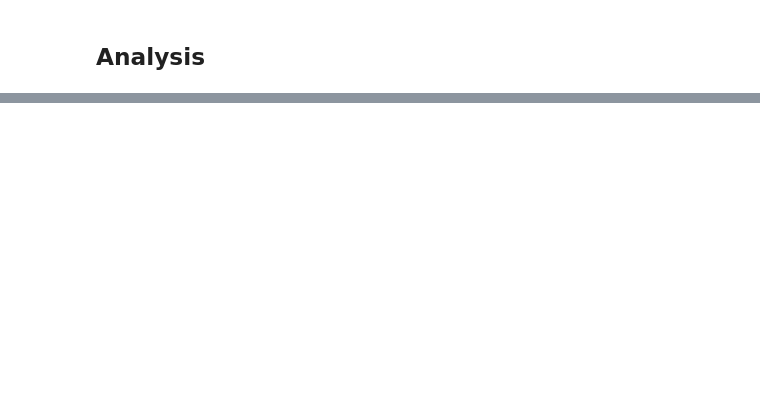
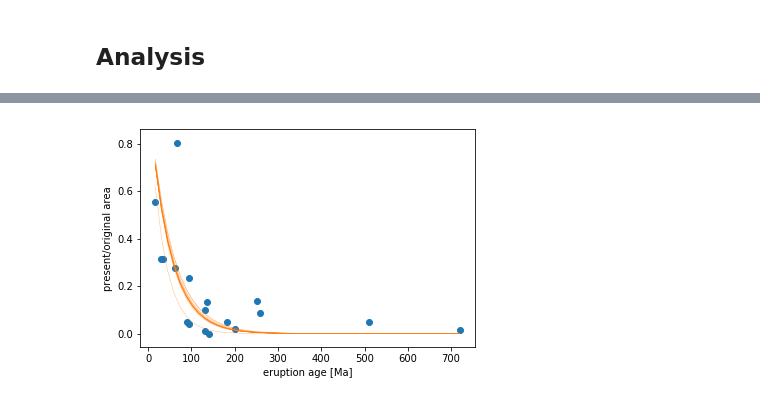
Before and after one commit to Swanson-Hysell-Group/2020_large_igneous_provinces, a Jupyter notebook: Code/Present_Day_Areas.ipynb, the cells around one changed output, grey strips where cells are left out. Cells and saved outputs as stored; diff of their text form; code cells hidden in the pictures; blank space fills up the shorter version.

```diff
--- a/Code/Present_Day_Areas.ipynb
+++ b/Code/Present_Day_Areas.ipynb
@@ -709,0 +790,28 @@ clean_summary = summary.dropna()
+# %%
+# storage vectors
+taus = np.zeros(len(clean_summary)-1)
+RMSEs = np.zeros(len(clean_summary)-1)
+
+for i in range(1,len(clean_summary)):
+
+    # get the inds
+    inds = np.arange(len(clean_summary))
+    inds = inds[inds!=i]
+
+    # pull out vectors
+    ages_i = clean_summary['age'].values
+    ages_i = ages_i[inds]
+
+    ratios_i = clean_summary['present/original'].values
+    ratios_i = ratios_i[inds]
+
+    # fit
+    popt_i, pcov_i = curve_fit(func, ages_i, ratios_i)
+    predicted_ratios_i = func(ages_i, *popt_i)
+
+    # RMSE
+    RMSE_i = np.sqrt(mean_squared_error(ratios_i, predicted_ratios_i))
+
+    # store
+    taus[i-1] = popt_i[0]
+    RMSEs[i-1] = RMSE_i
@@ -709,0 +843,15 @@ clean_summary = summary.dropna()
+# %%
+fig, ax = plt.subplots()
+
+ax.scatter(clean_summary['age'], clean_summary['present/original'], c='C0')
+ax.set_xlabel('eruption age [Ma]')
+ax.set_ylabel('present/original area')
+
+plot_x = np.linspace(np.min(clean_summary['age']), np.max(clean_summary['age']))
+
+for i in range(len(taus)):
+    ax.plot(plot_x, func(plot_x, taus[i]), lw=0.5, alpha=0.5, c='C1')
+
+plt.show(fig)
+# %% [output]
+[figure, added]
```
Also changed, not shown: parts of 24 cells of this notebook, 1 other file.
